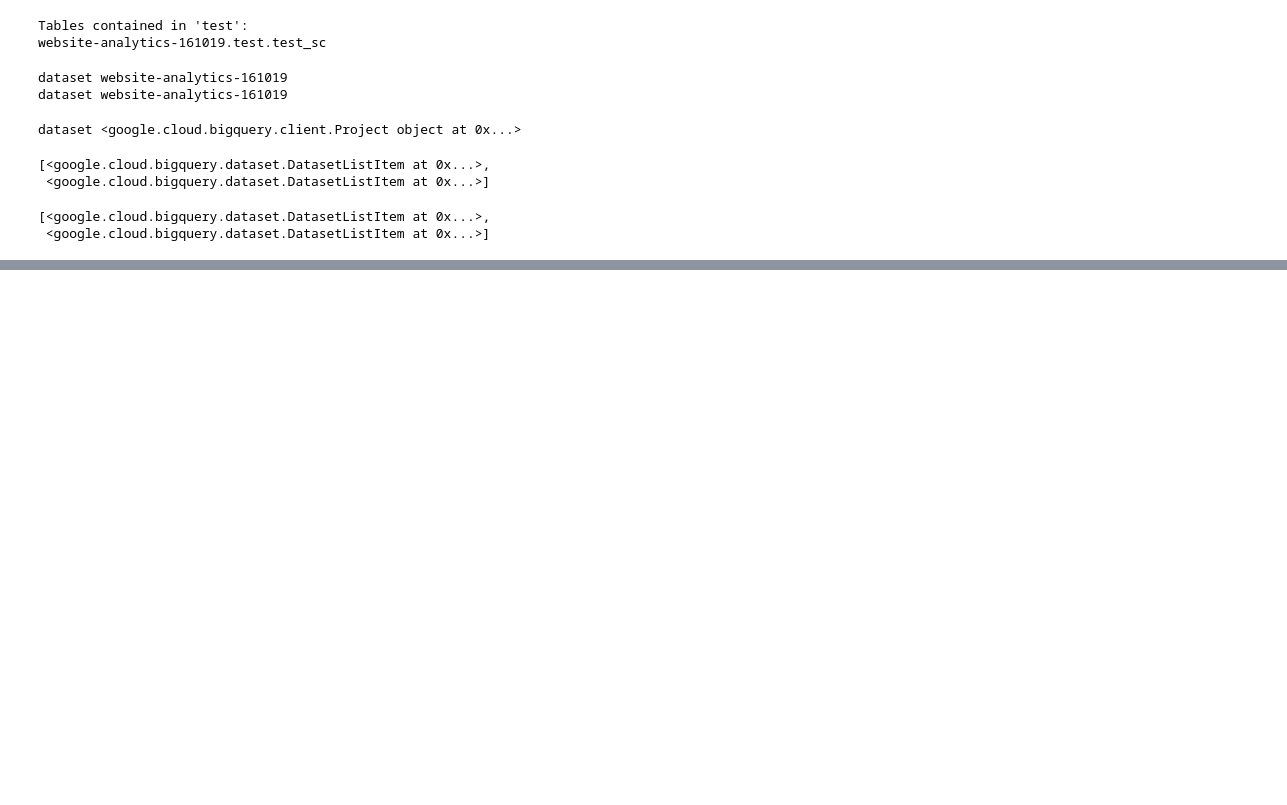
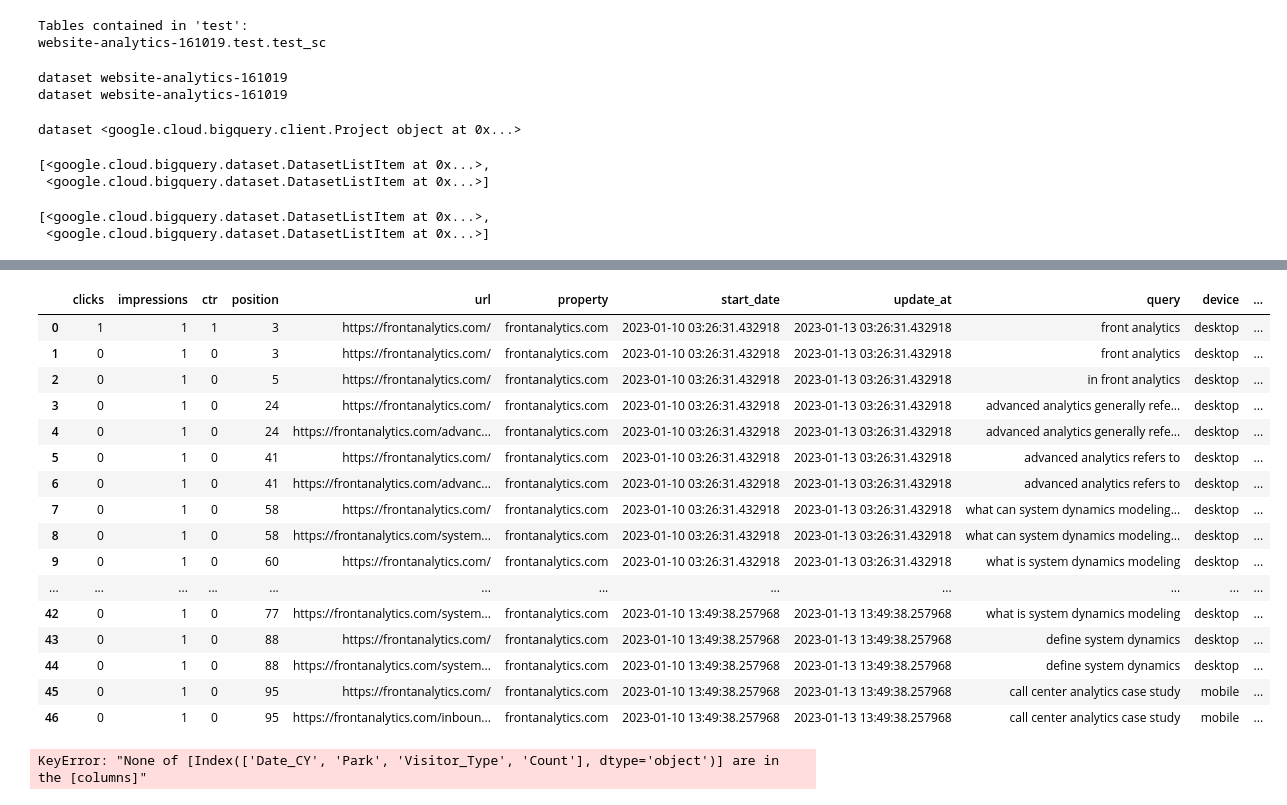
Before and after one commit to FrontAnalyticsInc/data-winners, a Jupyter notebook: datasource-api-google-search-console/part2-gsc-api-upload-to-bigquery.ipynb, the cells around one changed output, grey strips where cells are left out. Saved outputs shown, nothing was run; the diff lists cells and outputs as text; code cells hidden in the pictures; blank space fills up the shorter version.

```diff
--- a/datasource-api-google-search-console/part2-gsc-api-upload-to-bigquery.ipynb
+++ b/datasource-api-google-search-console/part2-gsc-api-upload-to-bigquery.ipynb
@@ -354,0 +380,45 @@ datasets
+# %%
+# what has already been loaded?
+import dateutil
+
+def query_table(n_days_ago, PROJECT_ID, DATASET, TABLE):
+    QUERY = "SELECT * FROM {dataset}.{table} WHERE start_date > '{d}'"
+    this_month = today - dateutil.relativedelta.relativedelta(days=n_days_ago)
+    query = QUERY.format(dataset=DATASET, table=TABLE, d=this_month)
+    result = pd.read_gbq(query, PROJECT_ID, dialect='standard')
+
+    result['already_loaded'] = True
+    return result
+
+
+# get all the records already loaded within the last n days
+n_days_ago = 7
+already_loaded = query_table(n_days_ago, BQ_PROJECT_NAME, BQ_DATASET_NAME, BQ_TABLE_NAME)
+
+already_loaded
+# %% [output]
+|  | clicks | impressions | ctr | position | url | property | start_date | update_at | query | device | ... |
+| 0 | 1 | 1 | 1 | 3 | https://frontanalytics.com/ | frontanalytics.com | 2023-01-10 03:26:31.432918 | 2023-01-13 03:26:31.432918 | front analytics | desktop | ... |
+| 1 | 0 | 1 | 0 | 3 | https://frontanalytics.com/ | frontanalytics.com | 2023-01-10 03:26:31.432918 | 2023-01-13 03:26:31.432918 | front analytics | desktop | ... |
+| 2 | 0 | 1 | 0 | 5 | https://frontanalytics.com/ | frontanalytics.com | 2023-01-10 03:26:31.432918 | 2023-01-13 03:26:31.432918 | in front analytics | desktop | ... |
+| 3 | 0 | 1 | 0 | 24 | https://frontanalytics.com/ | frontanalytics.com | 2023-01-10 03:26:31.432918 | 2023-01-13 03:26:31.432918 | advanced analytics generally refe... | desktop | ... |
+| 4 | 0 | 1 | 0 | 24 | https://frontanalytics.com/advanc... | frontanalytics.com | 2023-01-10 03:26:31.432918 | 2023-01-13 03:26:31.432918 | advanced analytics generally refe... | desktop | ... |
+| 5 | 0 | 1 | 0 | 41 | https://frontanalytics.com/ | frontanalytics.com | 2023-01-10 03:26:31.432918 | 2023-01-13 03:26:31.432918 | advanced analytics refers to | desktop | ... |
+| 6 | 0 | 1 | 0 | 41 | https://frontanalytics.com/advanc... | frontanalytics.com | 2023-01-10 03:26:31.432918 | 2023-01-13 03:26:31.432918 | advanced analytics refers to | desktop | ... |
+| 7 | 0 | 1 | 0 | 58 | https://frontanalytics.com/ | frontanalytics.com | 2023-01-10 03:26:31.432918 | 2023-01-13 03:26:31.432918 | what can system dynamics modeling... | desktop | ... |
+| 8 | 0 | 1 | 0 | 58 | https://frontanalytics.com/system... | frontanalytics.com | 2023-01-10 03:26:31.432918 | 2023-01-13 03:26:31.432918 | what can system dynamics modeling... | desktop | ... |
+| 9 | 0 | 1 | 0 | 60 | https://frontanalytics.com/ | frontanalytics.com | 2023-01-10 03:26:31.432918 | 2023-01-13 03:26:31.432918 | what is system dynamics modeling | desktop | ... |
+| ... | ... | ... | ... | ... | ... | ... | ... | ... | ... | ... | ... |
+| 42 | 0 | 1 | 0 | 77 | https://frontanalytics.com/system... | frontanalytics.com | 2023-01-10 13:49:38.257968 | 2023-01-13 13:49:38.257968 | what is system dynamics modeling | desktop | ... |
+| 43 | 0 | 1 | 0 | 88 | https://frontanalytics.com/ | frontanalytics.com | 2023-01-10 13:49:38.257968 | 2023-01-13 13:49:38.257968 | define system dynamics | desktop | ... |
+| 44 | 0 | 1 | 0 | 88 | https://frontanalytics.com/system... | frontanalytics.com | 2023-01-10 13:49:38.257968 | 2023-01-13 13:49:38.257968 | define system dynamics | desktop | ... |
+| 45 | 0 | 1 | 0 | 95 | https://frontanalytics.com/ | frontanalytics.com | 2023-01-10 13:49:38.257968 | 2023-01-13 13:49:38.257968 | call center analytics case study | mobile | ... |
+| 46 | 0 | 1 | 0 | 95 | https://frontanalytics.com/inboun... | frontanalytics.com | 2023-01-10 13:49:38.257968 | 2023-01-13 13:49:38.257968 | call center analytics case study | mobile | ... |
+# %%
+# find the ones that aren't loaded yet
+not_loaded = df_all_queries.merge(already_loaded, how="left", on=['start_date','property','url','device','country'])
+not_loaded = not_loaded[not_loaded['already_loaded'].isna()]
+cols = ['Date_CY', 'Park', 'Visitor_Type', 'Count']
+not_loaded = not_loaded[cols]
+# %% [output]
+KeyError: "None of [Index(['Date_CY', 'Park', 'Visitor_Type', 'Count'], dtype='object')] are in the [columns]"
```
Also changed, not shown: parts of 16 cells of this notebook, 2 other files.
